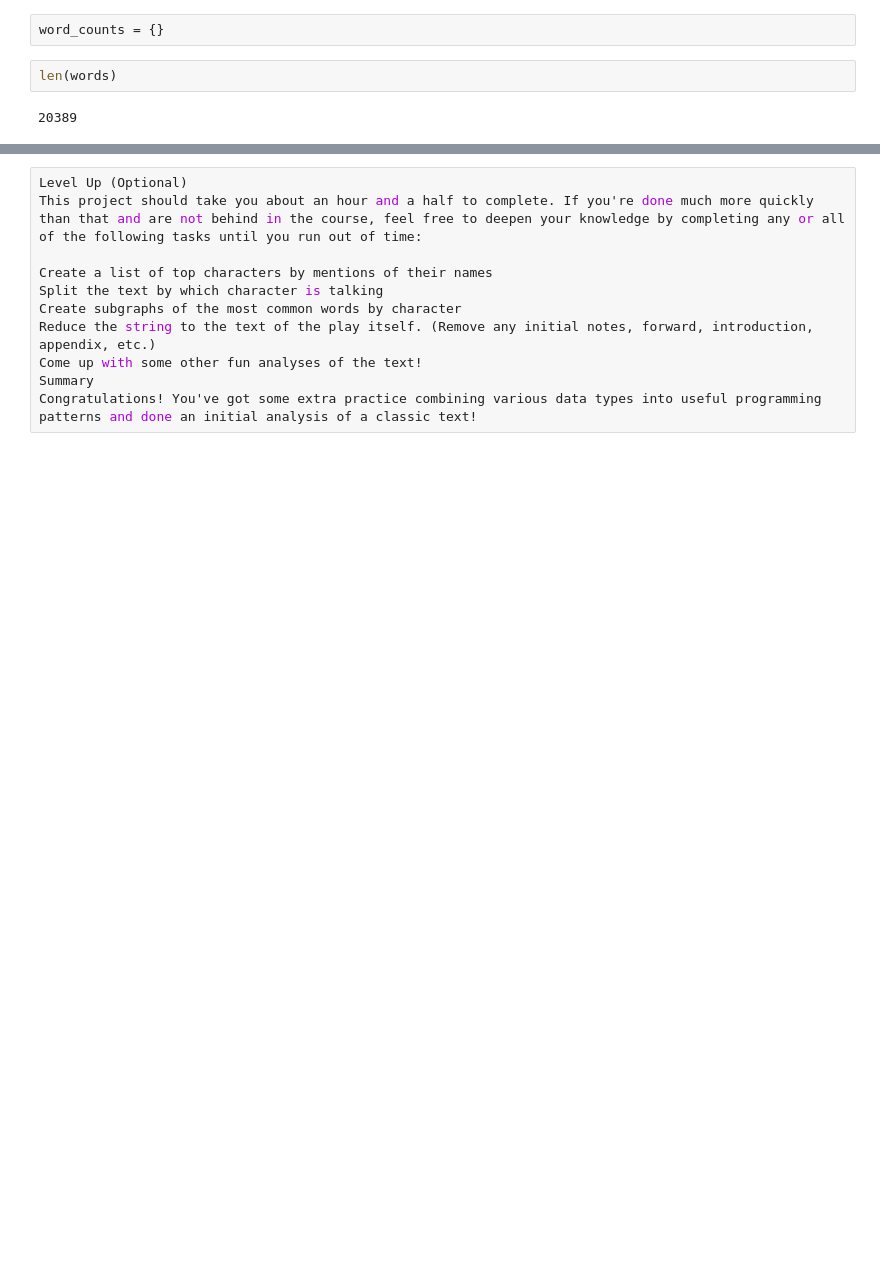
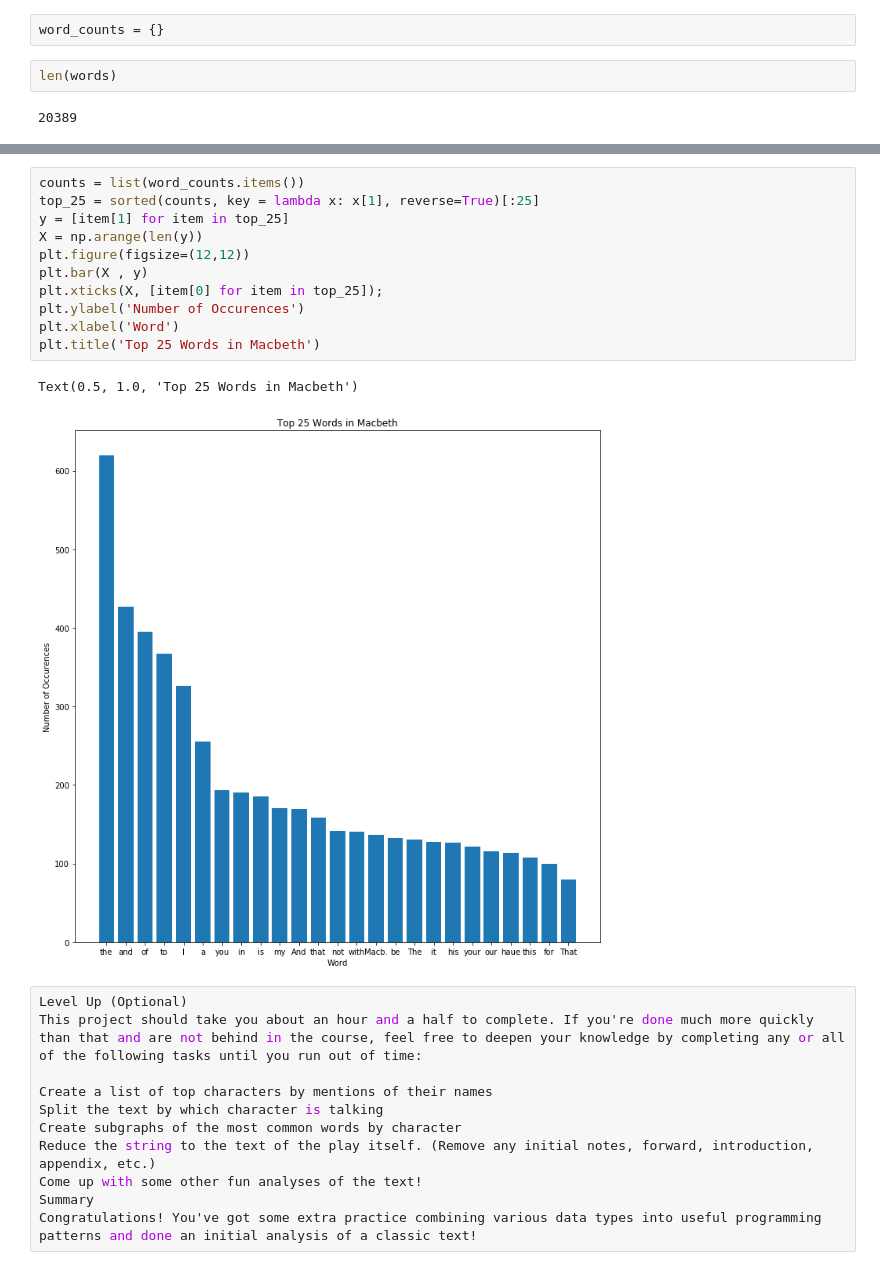
Before and after one commit to andiosika/dsc-analyzing-macbeth-project-online-ds-ft-100719, a Jupyter notebook: index.ipynb, the cells around one changed output, grey strips where cells are left out. Drawn from its saved outputs; the diff is of its cells as text; blank space fills up the shorter version.

```diff
--- a/index.ipynb
+++ b/index.ipynb
@@ -108,3 +108,17 @@ Text(0.5, 0, 'Number of Occurences')
+# %%
+counts = list(word_counts.items())
+top_25 = sorted(counts, key = lambda x: x[1], reverse=True)[:25]
+y = [item[1] for item in top_25]
+X = np.arange(len(y))
+plt.figure(figsize=(12,12))
+plt.bar(X , y)
+plt.xticks(X, [item[0] for item in top_25]);
+plt.ylabel('Number of Occurences')
+plt.xlabel('Word')
+plt.title('Top 25 Words in Macbeth')
+# %% [output]
+Text(0.5, 1.0, 'Top 25 Words in Macbeth')
+[figure, added]
 # %%
 Level Up (Optional)
 This project should take you about an hour and a half to complete. If you're done much more quickly than that and are not behind in the course, feel free to deepen your knowledge by completing any or all of the following tasks until you run out of time:
```
Also changed, not shown: parts of 2 cells of this notebook.
